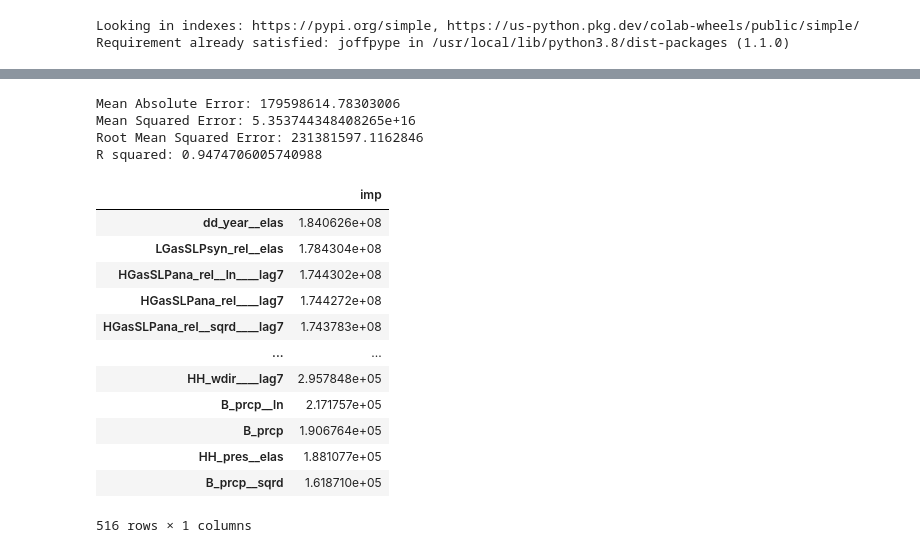
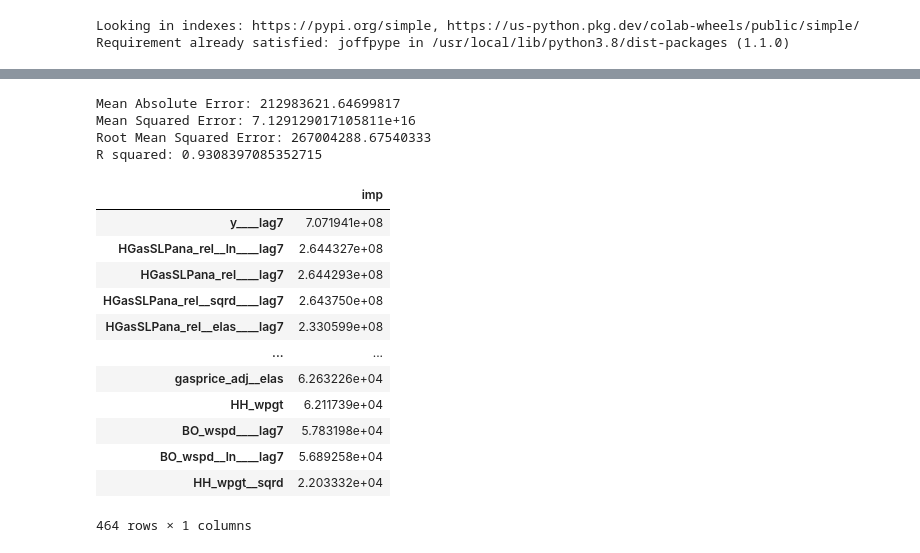
Before and after one commit to jfsalzmann/gasprices, a Jupyter notebook: learning/midterm_fixed_simple.ipynb, the cells around one changed output, grey strips where cells are left out. Drawn from its saved outputs; the diff is of its cells as text; code cells hidden in the pictures.

```diff
--- a/learning/midterm_fixed_simple.ipynb
+++ b/learning/midterm_fixed_simple.ipynb
@@ -14,7 +14,7 @@ from joffpype import _,pipes
 
 # Then read the file as a csv
 
-df = pd.read_csv("https://raw.githubusercontent.com/jfsalzmann/gasprices/main/data-constr/masters_jointz.csv")
+df = pd.read_csv("https://raw.githubusercontent.com/jfsalzmann/gasprices/main/data-constr/masters_jointz_ar.csv")
 # %%
 # We can take a look at the first couple of samples
 df.head()
@@ -74,10 +74,10 @@ pipe = Pipeline(
     ])
 
 #Fit and predict the pipe, print results
-pred = pipe.fit(X_train.drop('date',axis=1),y_train).predict(X_test.drop('date',axis=1))
+pred = pipe.fit(X_train,y_train).predict(X_test)
 fimp = abs(pipe.named_steps['model'].coef_)
 
-pred_s = pipe.fit(X_train_s.drop('date',axis=1),y_train_s).predict(X_test_s.drop('date',axis=1))
+pred_s = pipe.fit(X_train_s,y_train_s).predict(X_test_s)
 fimp_s = abs(pipe.named_steps['model'].coef_)
 
 pred[0:4] |_| print
@@ -137,27 +137,27 @@ plt.scatter(pred_s, y_test_s, c=X_test_s["date"]);
 # %%
 print('Mean Absolute Error:', metrics.mean_absolute_error(y_test_s, pred_s))
 print('Mean Squared Error:', metrics.mean_squared_error(y_test_s, pred_s))
 print('Root Mean Squared Error:', np.sqrt(metrics.mean_squared_error(y_test_s, pred_s)))
 print('R squared:', metrics.r2_score(y_test_s, pred_s))
 
-impdf = pd.DataFrame(pd.Series(data=fimp_s, index=list(X.drop('date',axis=1).columns)))
+impdf = pd.DataFrame(pd.Series(data=fimp_s, index=list(X.columns)))
 impdf.columns = ["imp"]
 impdf.sort_values(by='imp', ascending=False)
 # %% [output]
-Mean Absolute Error: 179598614.78303006
-Mean Squared Error: 5.353744348408265e+16
-Root Mean Squared Error: 231381597.1162846
-R squared: 0.9474706005740988
+Mean Absolute Error: 212983621.64699817
+Mean Squared Error: 7.129129017105811e+16
+Root Mean Squared Error: 267004288.67540333
+R squared: 0.9308397085352715
 |  | imp |
-| dd_year__elas | 1.840626e+08 |
-| LGasSLPsyn_rel__elas | 1.784304e+08 |
-| HGasSLPana_rel__ln____lag7 | 1.744302e+08 |
-| HGasSLPana_rel____lag7 | 1.744272e+08 |
-| HGasSLPana_rel__sqrd____lag7 | 1.743783e+08 |
+| y____lag7 | 7.071941e+08 |
+| HGasSLPana_rel__ln____lag7 | 2.644327e+08 |
+| HGasSLPana_rel____lag7 | 2.644293e+08 |
+| HGasSLPana_rel__sqrd____lag7 | 2.643750e+08 |
+| HGasSLPana_rel__elas____lag7 | 2.330599e+08 |
 | ... | ... |
-| HH_wdir____lag7 | 2.957848e+05 |
-| B_prcp__ln | 2.171757e+05 |
-| B_prcp | 1.906764e+05 |
-| HH_pres__elas | 1.881077e+05 |
-| B_prcp__sqrd | 1.618710e+05 |
+| gasprice_adj__elas | 6.263226e+04 |
+| HH_wpgt | 6.211739e+04 |
+| BO_wspd____lag7 | 5.783198e+04 |
+| BO_wspd__ln____lag7 | 5.689258e+04 |
+| HH_wpgt__sqrd | 2.203332e+04 |
-516 rows × 1 columns
+464 rows × 1 columns
```
Also changed, not shown: parts of 6 cells of this notebook.
